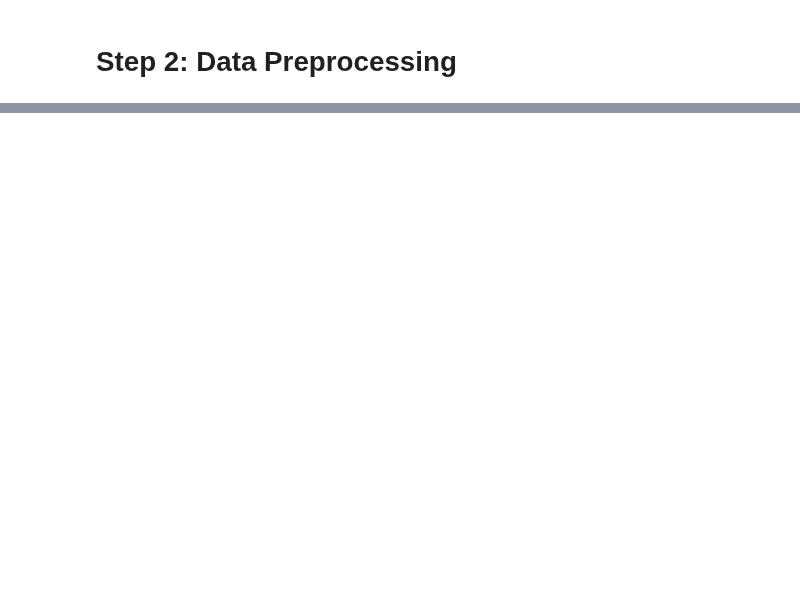
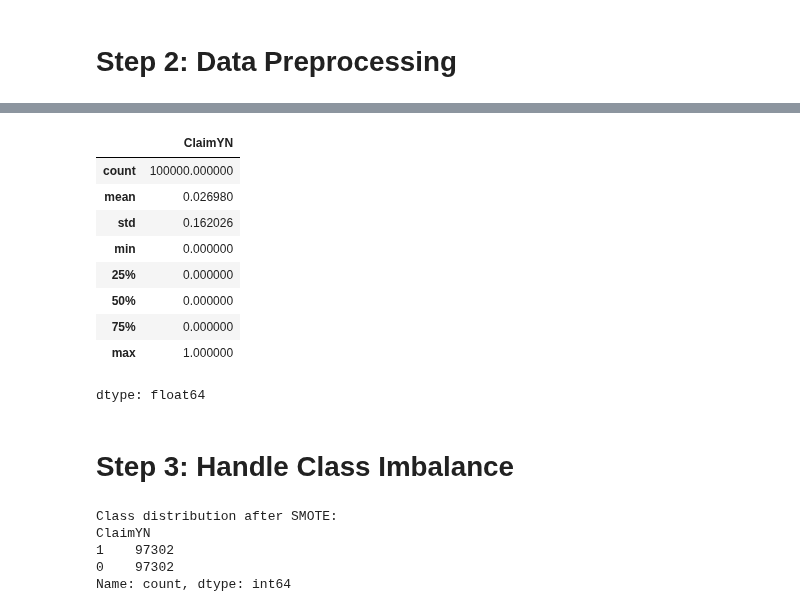
Before and after one commit to fjadidi2001/Insurance, a Jupyter notebook: ClaimYNprediction.ipynb, the cells around one changed output, grey strips where cells are left out. Saved outputs shown, nothing was run; the diff lists cells and outputs as text; code cells hidden in the pictures; blank space fills up the shorter version.

Commit message:
Step 3: Handle Class Imbalance

```diff
--- a/ClaimYNprediction.ipynb
+++ b/ClaimYNprediction.ipynb
@@ -24,2 +58,22 @@ Mounted at /content/drive
 # %% [markdown]
 # Step 2: Data Preprocessing
+# %%
+# Derive the target variable
+df['ClaimYN'] = ((df['NB_Claim'] >= 1) & (df['AMT_Claim'] > 1000)).astype(int)
+
+# Drop unnecessary columns
+df = df.drop(['NB_Claim', 'AMT_Claim'], axis=1)
+
+# Handle missing values (if any)
+df = df.dropna()
+
+# Encode categorical variables
+df = pd.get_dummies(df, drop_first=True)
+
+# Separate features and target variable
+X = df.drop('ClaimYN', axis=1)
+y = df['ClaimYN']
+
+# Normalize the features
+scaler = StandardScaler()
+X_scaled = scaler.fit_transform(X)
@@ -25,0 +90,34 @@ Mounted at /content/drive
+# %%
+# Access the 'ClaimYN' column from the DataFrame 'df'
+df['ClaimYN'].describe()  # Use .describe() for distribution statistics
+
+# Or, if you want the ClaimYN Series:
+ClaimYN_series = df['ClaimYN']
+ClaimYN_series.describe()
+# %% [output]
+|  | ClaimYN |
+| count | 100000.000000 |
+| mean | 0.026980 |
+| std | 0.162026 |
+| min | 0.000000 |
+| 25% | 0.000000 |
+| 50% | 0.000000 |
+| 75% | 0.000000 |
+| max | 1.000000 |
+dtype: float64
+# %% [markdown]
+# Step 3: Handle Class Imbalance
+# %%
+# Use SMOTE to handle class imbalance
+smote = SMOTE(random_state=42)
+X_resampled, y_resampled = smote.fit_resample(X_scaled, y)
+
+# Display class distribution after SMOTE
+print("Class distribution after SMOTE:")
+print(y_resampled.value_counts())
+# %% [output]
+Class distribution after SMOTE:
+ClaimYN
+1    97302
+0    97302
+Name: count, dtype: int64
```
Also changed, not shown: parts of 5 cells of this notebook.
